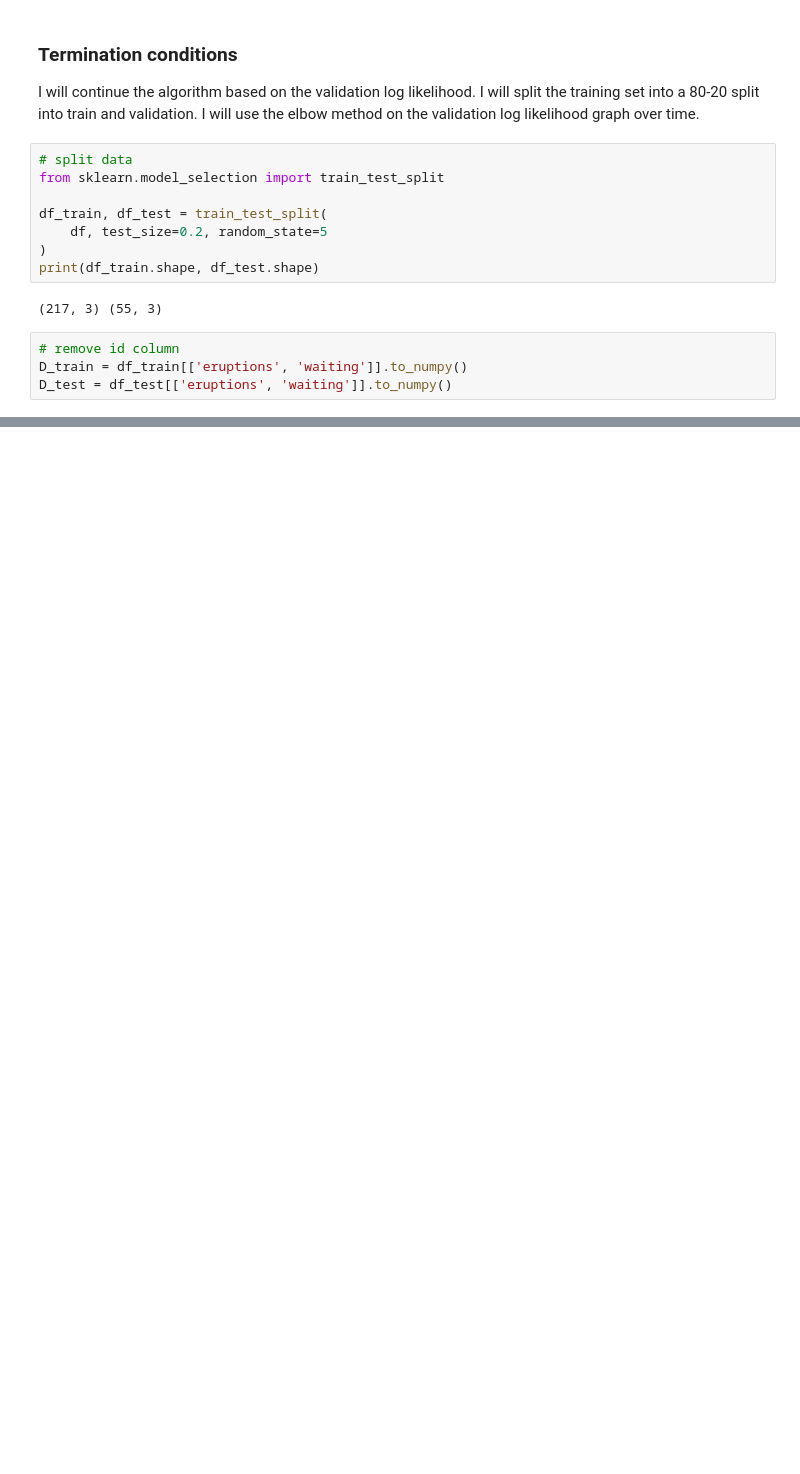
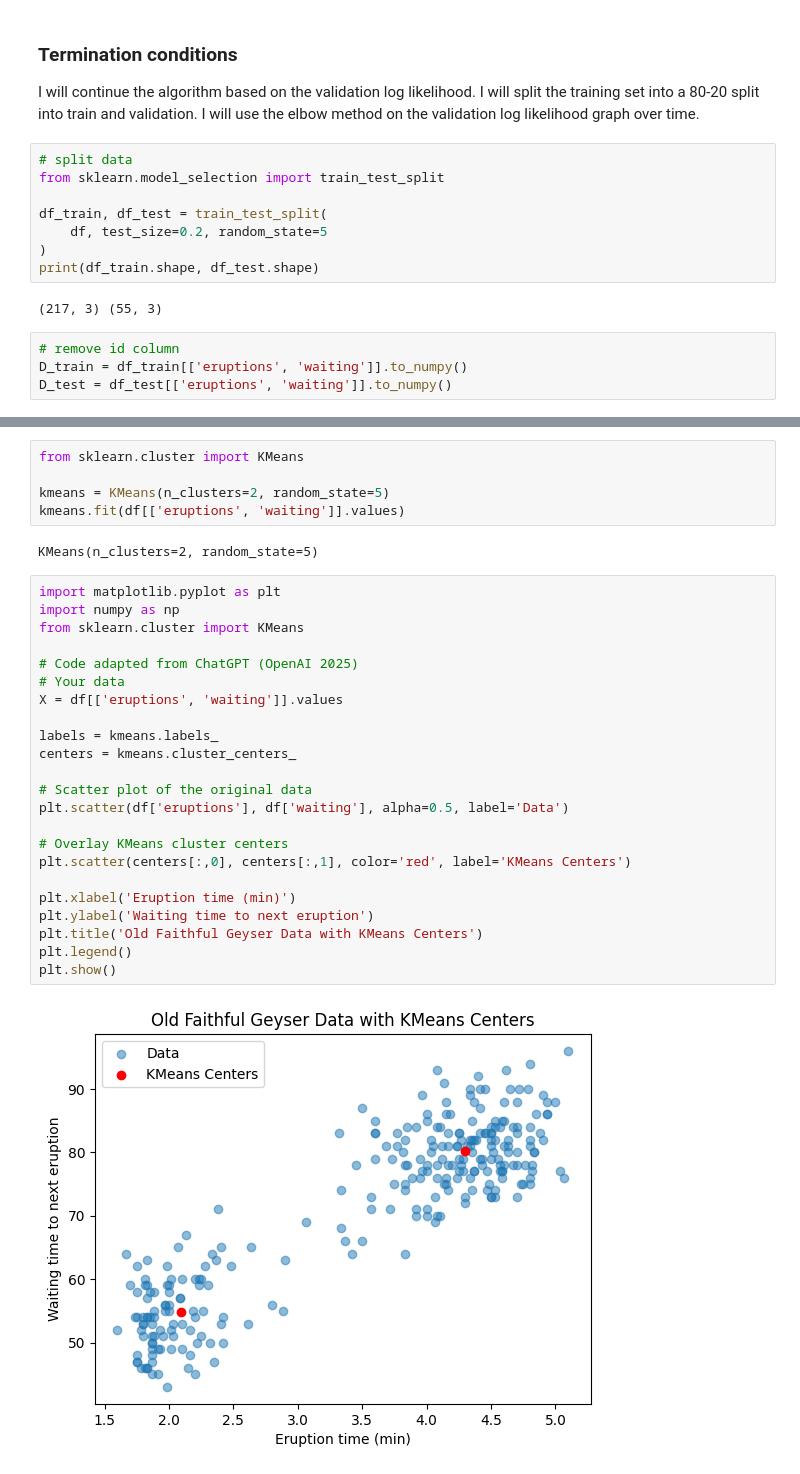
Before and after one commit to JiwonJJeong/CT-applied-machine-learning, a Jupyter notebook: hw-4/geyser.ipynb, the cells around one changed output, grey strips where cells are left out. Cells and saved outputs as stored; diff of their text form; blank space fills up the shorter version.

```diff
--- a/hw-4/geyser.ipynb
+++ b/hw-4/geyser.ipynb
@@ -152,0 +279,32 @@ Iteration 100, Log Likelihood: -inf
+# %%
+from sklearn.cluster import KMeans
+
+kmeans = KMeans(n_clusters=2, random_state=5)
+kmeans.fit(df[['eruptions', 'waiting']].values)
+# %% [output]
+KMeans(n_clusters=2, random_state=5)
+# %%
+import matplotlib.pyplot as plt
+import numpy as np
+from sklearn.cluster import KMeans
+
+# Code adapted from ChatGPT (OpenAI 2025)
+# Your data
+X = df[['eruptions', 'waiting']].values
+
+labels = kmeans.labels_
+centers = kmeans.cluster_centers_
+
+# Scatter plot of the original data
+plt.scatter(df['eruptions'], df['waiting'], alpha=0.5, label='Data')
+
+# Overlay KMeans cluster centers
+plt.scatter(centers[:,0], centers[:,1], color='red', label='KMeans Centers')
+
+plt.xlabel('Eruption time (min)')
+plt.ylabel('Waiting time to next eruption')
+plt.title('Old Faithful Geyser Data with KMeans Centers')
+plt.legend()
+plt.show()
+# %% [output]
+[figure, added]
```
Also changed, not shown: parts of 15 cells of this notebook.
